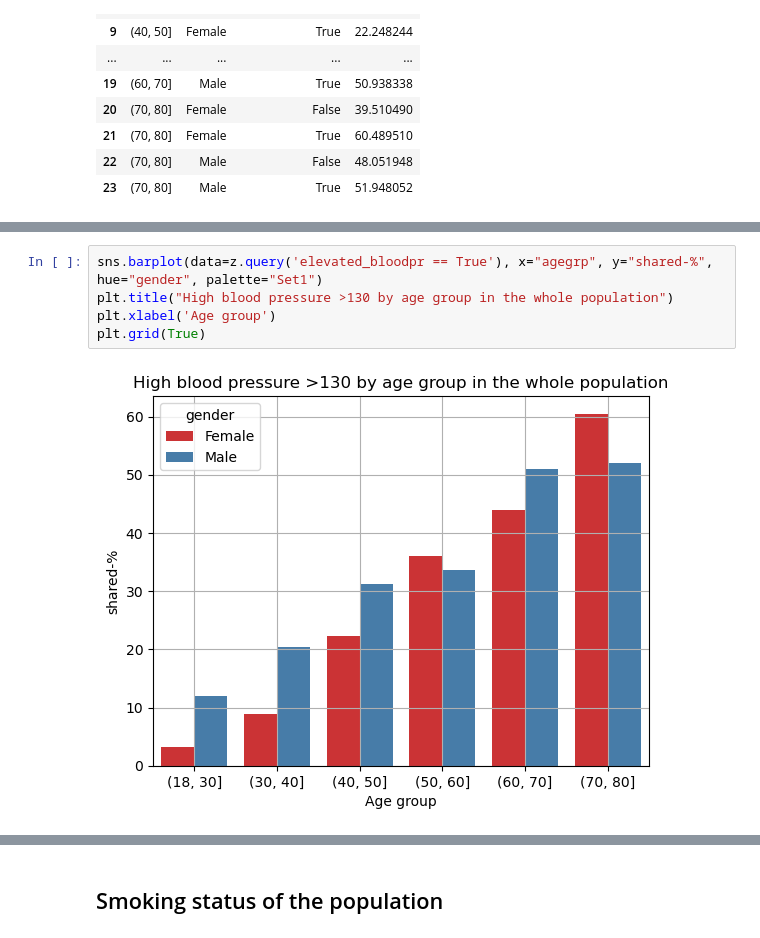
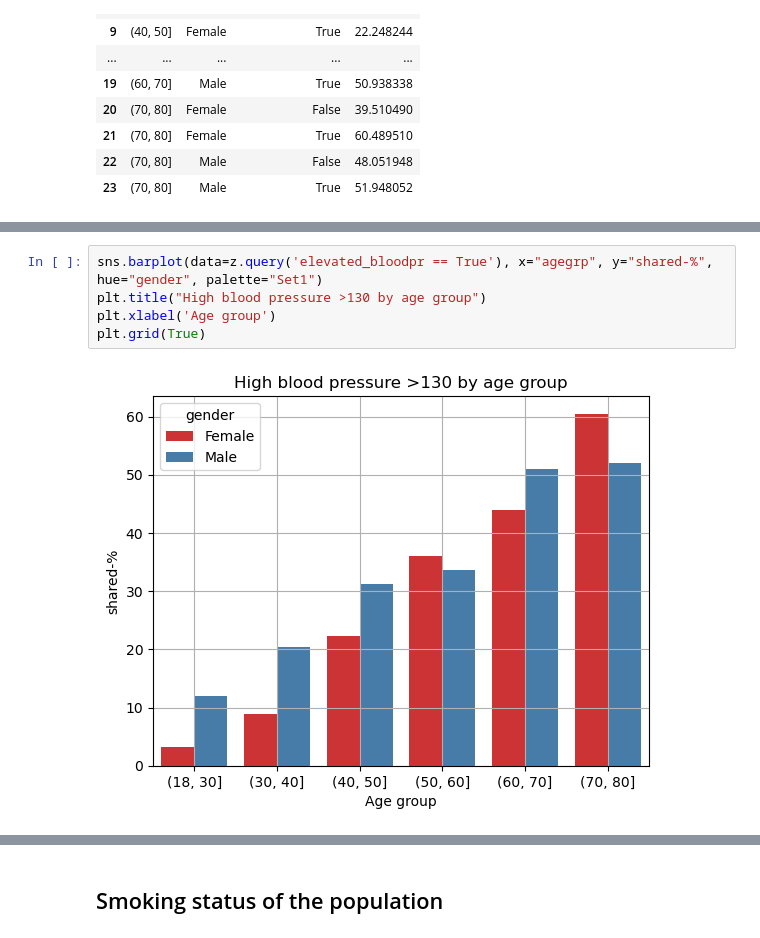
Before and after one commit to jahokas/statistics, a Jupyter notebook: nhanes_study.ipynb, the cells around one changed output, grey strips where cells are left out. Saved outputs shown, nothing was run; the diff lists cells and outputs as text.

```diff
--- a/nhanes_study.ipynb
+++ b/nhanes_study.ipynb
@@ -225,7 +210,7 @@ Measured systolic blood pressure (SBP). Threshold: > 130 mm Hg.
 # %%
 sns.barplot(data=z.query('elevated_bloodpr == True'), x="agegrp", y="shared-%", hue="gender", palette="Set1")
-plt.title("High blood pressure >130 by age group in the whole population")
+plt.title("High blood pressure >130 by age group")
 plt.xlabel('Age group')
 plt.grid(True)
 # %% [output]
-[figure, old version]
+[figure, new version]
```
Also changed, not shown: parts of 36 cells of this notebook.
